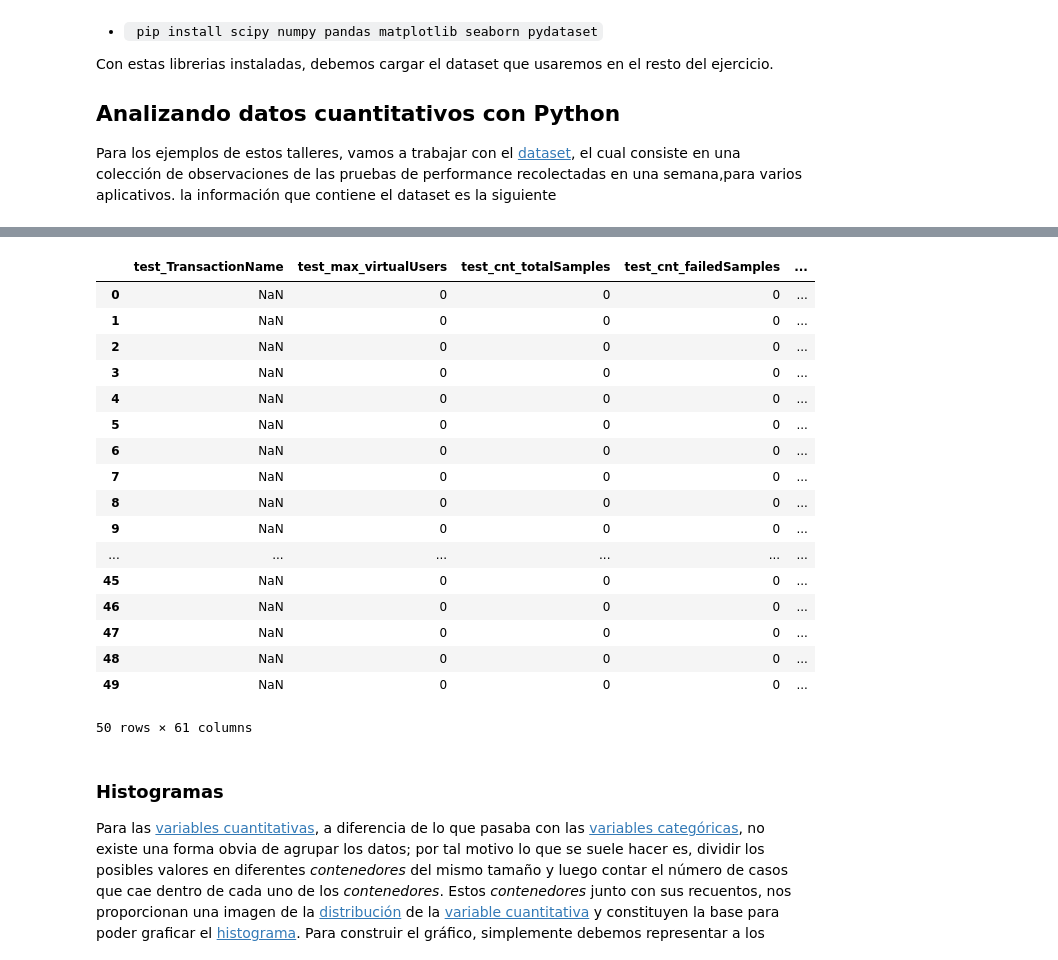
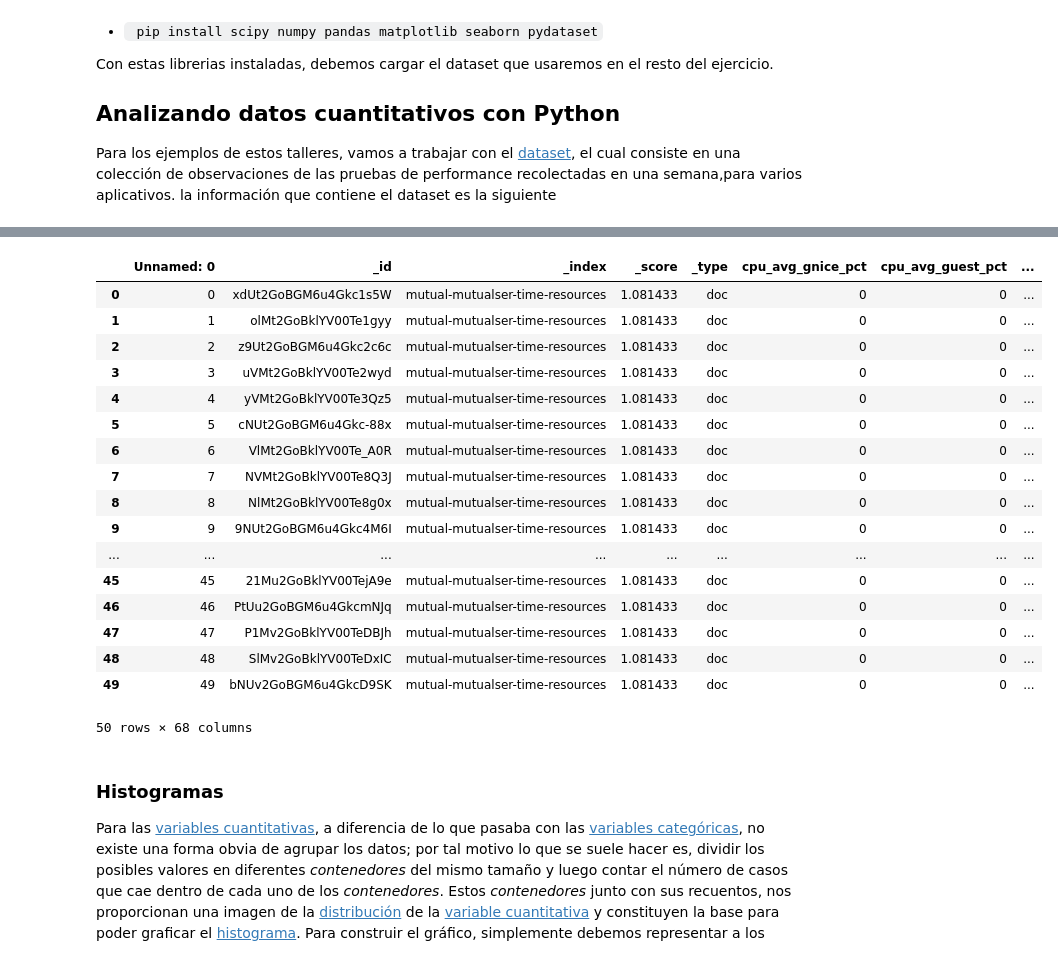
Before and after one commit to eshernan/datascience_training, a Jupyter notebook: notebooks/Session_1b.ipynb, the cells around one changed output, grey strips where cells are left out. Drawn from its saved outputs; the diff is of its cells as text; code cells hidden in the pictures.

Commit message:
Cambios con el nuevo dataset

```diff
--- a/notebooks/Session_1b.ipynb
+++ b/notebooks/Session_1b.ipynb
@@ -27,30 +34,30 @@ import seaborn as sns
 # %%
 # Leer el dataset de los datos de performance
-perf_df = pd.read_csv("../data/datasemanaSanta-17-23April.csv")
+perf_df = pd.read_csv("../data/dataset_full.csv")
 perf_df.head(50)
 #mostrar el número de fileas y columnas que se cargaron
 #data.memory_usage()
 #from IPython.core.interactiveshell import InteractiveShell
 ### Histogramas
 # %% [output]
-|  | test_TransactionName | test_max_virtualUsers | test_cnt_totalSamples | test_cnt_failedSamples | ... |
-| 0 | NaN | 0 | 0 | 0 | ... |
-| 1 | NaN | 0 | 0 | 0 | ... |
-| 2 | NaN | 0 | 0 | 0 | ... |
-| 3 | NaN | 0 | 0 | 0 | ... |
-| 4 | NaN | 0 | 0 | 0 | ... |
-| 5 | NaN | 0 | 0 | 0 | ... |
-| 6 | NaN | 0 | 0 | 0 | ... |
-| 7 | NaN | 0 | 0 | 0 | ... |
-| 8 | NaN | 0 | 0 | 0 | ... |
-| 9 | NaN | 0 | 0 | 0 | ... |
-| ... | ... | ... | ... | ... | ... |
-| 45 | NaN | 0 | 0 | 0 | ... |
-| 46 | NaN | 0 | 0 | 0 | ... |
-| 47 | NaN | 0 | 0 | 0 | ... |
-| 48 | NaN | 0 | 0 | 0 | ... |
-| 49 | NaN | 0 | 0 | 0 | ... |
+|  | Unnamed: 0 | _id | _index | _score | _type | cpu_avg_gnice_pct | cpu_avg_guest_pct | ... |
+| 0 | 0 | xdUt2GoBGM6u4Gkc1s5W | mutual-mutualser-time-resources | 1.081433 | doc | 0 | 0 | ... |
+| 1 | 1 | olMt2GoBklYV00Te1gyy | mutual-mutualser-time-resources | 1.081433 | doc | 0 | 0 | ... |
+| 2 | 2 | z9Ut2GoBGM6u4Gkc2c6c | mutual-mutualser-time-resources | 1.081433 | doc | 0 | 0 | ... |
+| 3 | 3 | uVMt2GoBklYV00Te2wyd | mutual-mutualser-time-resources | 1.081433 | doc | 0 | 0 | ... |
+| 4 | 4 | yVMt2GoBklYV00Te3Qz5 | mutual-mutualser-time-resources | 1.081433 | doc | 0 | 0 | ... |
+| 5 | 5 | cNUt2GoBGM6u4Gkc-88x | mutual-mutualser-time-resources | 1.081433 | doc | 0 | 0 | ... |
+| 6 | 6 | VlMt2GoBklYV00Te_A0R | mutual-mutualser-time-resources | 1.081433 | doc | 0 | 0 | ... |
+| 7 | 7 | NVMt2GoBklYV00Te8Q3J | mutual-mutualser-time-resources | 1.081433 | doc | 0 | 0 | ... |
+| 8 | 8 | NlMt2GoBklYV00Te8g0x | mutual-mutualser-time-resources | 1.081433 | doc | 0 | 0 | ... |
+| 9 | 9 | 9NUt2GoBGM6u4Gkc4M6I | mutual-mutualser-time-resources | 1.081433 | doc | 0 | 0 | ... |
+| ... | ... | ... | ... | ... | ... | ... | ... | ... |
+| 45 | 45 | 21Mu2GoBklYV00TejA9e | mutual-mutualser-time-resources | 1.081433 | doc | 0 | 0 | ... |
+| 46 | 46 | PtUu2GoBGM6u4GkcmNJq | mutual-mutualser-time-resources | 1.081433 | doc | 0 | 0 | ... |
+| 47 | 47 | P1Mv2GoBklYV00TeDBJh | mutual-mutualser-time-resources | 1.081433 | doc | 0 | 0 | ... |
+| 48 | 48 | SlMv2GoBklYV00TeDxIC | mutual-mutualser-time-resources | 1.081433 | doc | 0 | 0 | ... |
+| 49 | 49 | bNUv2GoBGM6u4GkcD9SK | mutual-mutualser-time-resources | 1.081433 | doc | 0 | 0 | ... |
-50 rows × 61 columns
+50 rows × 68 columns
 # %% [markdown]
 ### Histogramas
 
```
Also changed, not shown: parts of 1 cell of this notebook.
